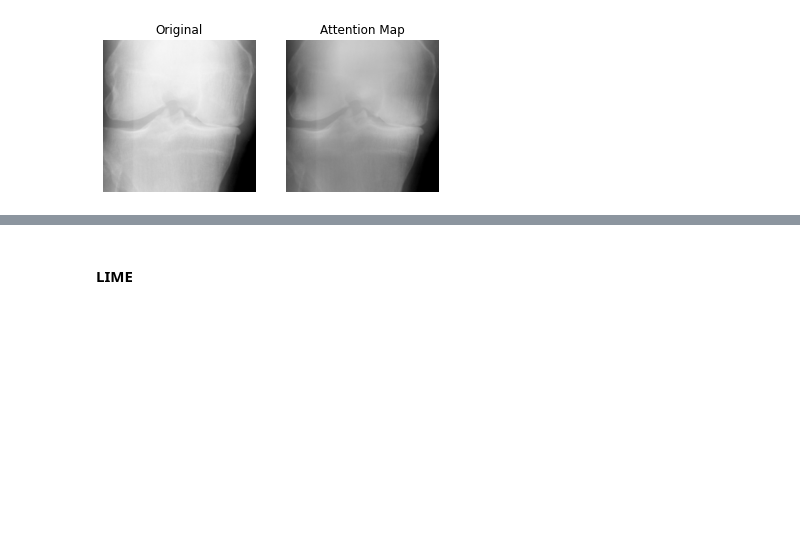
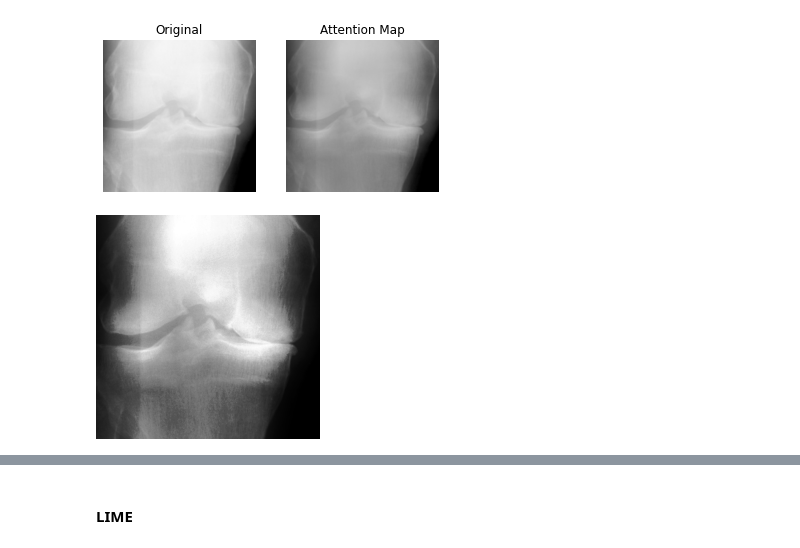
Before and after one commit to jah377/XAI_ImageClassification, a Jupyter notebook: xai.ipynb, the cells around one changed output, grey strips where cells are left out. Drawn from its saved outputs; the diff is of its cells as text; code cells hidden in the pictures; blank space fills up the shorter version.

```diff
--- a/xai.ipynb
+++ b/xai.ipynb
@@ -560,0 +595,2 @@ numpy.ndarray
+# %%
+vm = model.layers[0]
@@ -565,7 +603,7 @@ import cv2
 image = cv2.imread('/content/drive/MyDrive/DSP-H3-Quin/data_set/kneeKL224/auto_test/4/9012867_1.png')
 image = cv2.resize(image, (224, 224))
 
-attention_map = visualize.attention_map(model = vit_model, image = image)
+attention_map = visualize.attention_map(model = vm, image = image)
 
 # Plot results
 fig, (ax1, ax2) = plt.subplots(ncols = 2)
@@ -577,3 +615,10 @@ _ = ax1.imshow(image)
 _ = ax2.imshow(attention_map)
 # %% [output]
 [figure]
+# %%
+grayimg = cv2.cvtColor(attention_map, cv2.COLOR_BGR2GRAY)
+# %%
+image_enhanced = cv2.equalizeHist(grayimg)
+cv2_imshow(image_enhanced)
+# %% [output]
+[figure, added]
```
Also changed, not shown: parts of 16 cells of this notebook.
